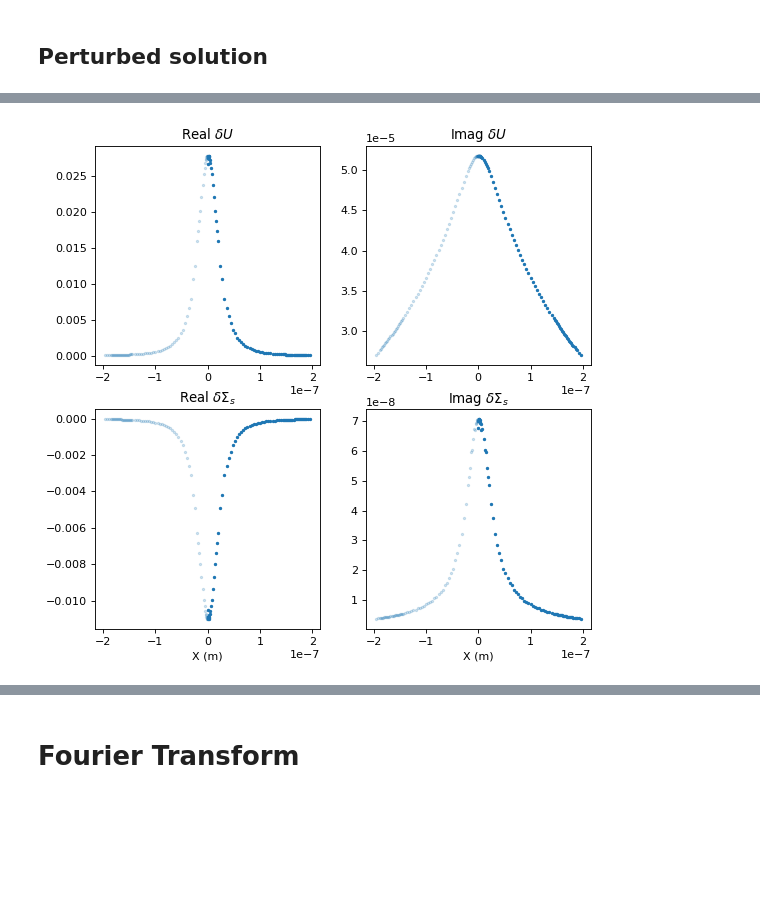
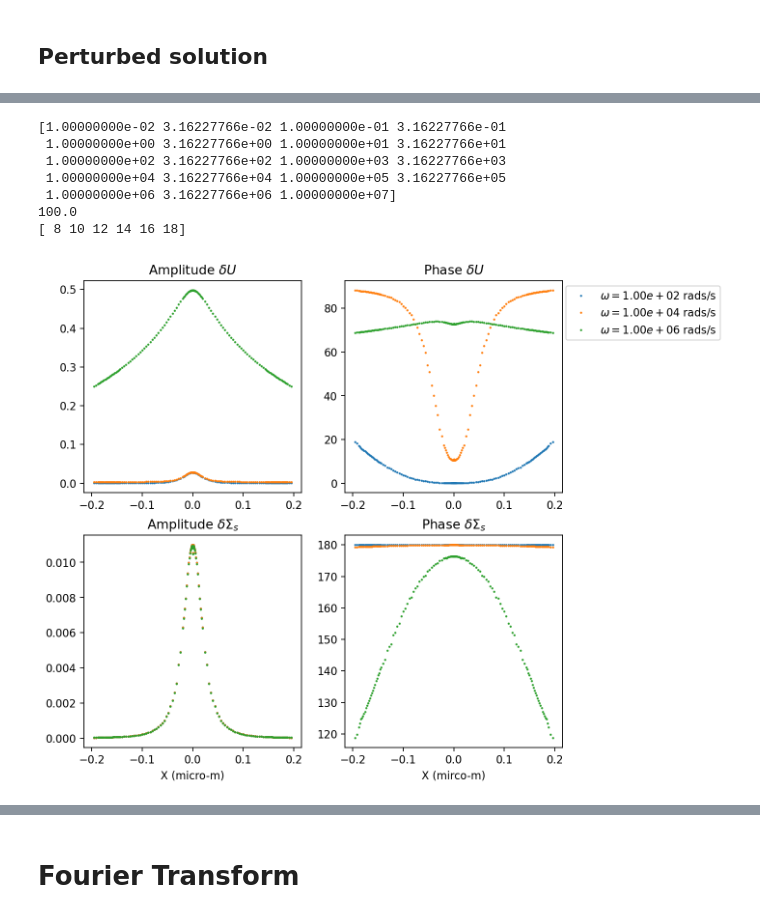
Before and after one commit to yuccadrew/sip, a Jupyter notebook: test_sphere_s62.ipynb, the cells around one changed output, grey strips where cells are left out. Cells and saved outputs as stored; diff of their text form; code cells hidden in the pictures; blank space fills up the shorter version.

```diff
--- a/test_sphere_s62.ipynb
+++ b/test_sphere_s62.ipynb
@@ -4351,0 +5056,4 @@ plt.show()
+# %%
+fig,ax=plt.subplots()
+mask=mesh['on_survey_lines']
+ax.plot(nodes[mask,0],nodes[mask,1],'.')
@@ -5287,32 +6292,71 @@ Time elapsed  0.01887345314025879 sec
 
 Done
+# %%
+# N = 200
+# n = np.arange(N)
+# T = 1e-2
+# freq = n/T
+# print(freq*np.pi*2)
+print(freqs)
+print(freqs[8])
+print(np.arange(8,19,2))
+# %% [output]
+[1.00000000e-02 3.16227766e-02 1.00000000e-01 3.16227766e-01
+ 1.00000000e+00 3.16227766e+00 1.00000000e+01 3.16227766e+01
+ 1.00000000e+02 3.16227766e+02 1.00000000e+03 3.16227766e+03
+ 1.00000000e+04 3.16227766e+04 1.00000000e+05 3.16227766e+05
+ 1.00000000e+06 3.16227766e+06 1.00000000e+07]
+100.0
+[ 8 10 12 14 16 18]
+# %%
+#initialize mesh variables
+nodes=mesh['nodes']
+elements=mesh['elements']
+edges=mesh['edges']
+
+in_active_zones=mesh['in_active_zones']
+in_stern=mesh['in_stern']
+nind_active=np.unique(elements[in_active_zones,:].flatten(order='C'))
+nind_stern=np.unique(edges[in_stern,:].flatten(order='C'))
+
+freqs=np.logspace(-2,7,19)
+pot=np.load('slab_s62_pot.npy')
+sigma=np.load('slab_s62_sigma.npy')
 # %%
 %matplotlib inline
 import matplotlib.pyplot as plt
 
 if __name__=='__main__':
-    fig,ax=plt.subplots(2,2,figsize=(8,8),dpi=80)
+    fig,ax=plt.subplots(2,2,figsize=(8,8),dpi=160)
     axs=ax.flatten()
 
     mask=(nodes[:,1]==0)&(np.abs(nodes[:,0])<200e-9)
-    axs[0].plot(nodes[mask,0],np.real(unod[mask,0]),'.',markersize=4)
-    axs[1].plot(nodes[mask,0],np.imag(unod[mask,0]),'.',markersize=4)
-    axs[2].plot(nodes[mask,0],np.real(unod[mask,1]),'.',markersize=4)
-    axs[3].plot(nodes[mask,0],np.imag(unod[mask,1]),'.',markersize=4)
+    labels=[]
+#     for i in np.arange(8,19,2):
+    for i in [8,12,16]:
+        xp=np.r_[-nodes[mask,0],nodes[mask,0]]
+        yp=np.r_[pot[i,mask],pot[i,mask]]
+        axs[0].plot(xp*1e6,np.abs(yp),'.',markersize=2)
+        axs[1].plot(xp*1e6,np.angle(yp)*180/np.pi,'.',markersize=2)
 
-    axs[0].plot(-nodes[mask,0],np.real(unod[mask,0]),'.',color='tab:blue',alpha=0.2,markersize=4)
-    axs[1].plot(-nodes[mask,0],np.imag(unod[mask,0]),'.',color='tab:blue',alpha=0.2,markersize=4)
-    axs[2].plot(-nodes[mask,0],np.real(unod[mask,1]),'.',color='tab:blue',alpha=0.2,markersize=4)
-    axs[3].plot(-nodes[mask,0],np.imag(unod[mask,1]),'.',color='tab:blue',alpha=0.2,markersize=4)
+        xp=np.r_[-nodes[mask,0],nodes[mask,0]]
+        yp=np.r_[sigma[i,mask],sigma[i,mask]]
+        axs[2].plot(xp*1e6,np.abs(yp),'.',markersize=2)
+        axs[3].plot(xp*1e6,np.angle(yp)*180/np.pi,'.',markersize=2)
 
+        labels.append('$\omega=%.2e$ rads/s'%(freqs[i]))
+#         axs[0].set_yscale('Log')
+#         axs[2].set_yscale('Log')
 
-    axs[0].set_title('Real $\delta U$')
-    axs[1].set_title('Imag $\delta U$')
-    axs[2].set_title('Real $\delta \Sigma_s$')
-    axs[3].set_title('Imag $\delta \Sigma_s$')
-    axs[2].set_xlabel('X (m)')
-    axs[3].set_xlabel('X (m)')
+    axs[0].set_title('Amplitude $\delta U$')
+    axs[1].set_title('Phase $\delta U$')
+    axs[2].set_title('Amplitude $\delta \Sigma_s$')
+    axs[3].set_title('Phase $\delta \Sigma_s$')
+    axs[2].set_xlabel('X (micro-m)')
+    axs[3].set_xlabel('X (mirco-m)')
+    axs[1].legend(labels,loc='upper right',bbox_to_anchor=(1.750,1.0))
 
+    plt.savefig('slab_zoom_in.png',bbox_inches = 'tight')
     plt.show()
 # %% [output]
-[figure, old version]
+[figure, new version]
```
Also changed, not shown: parts of 27 cells of this notebook.
